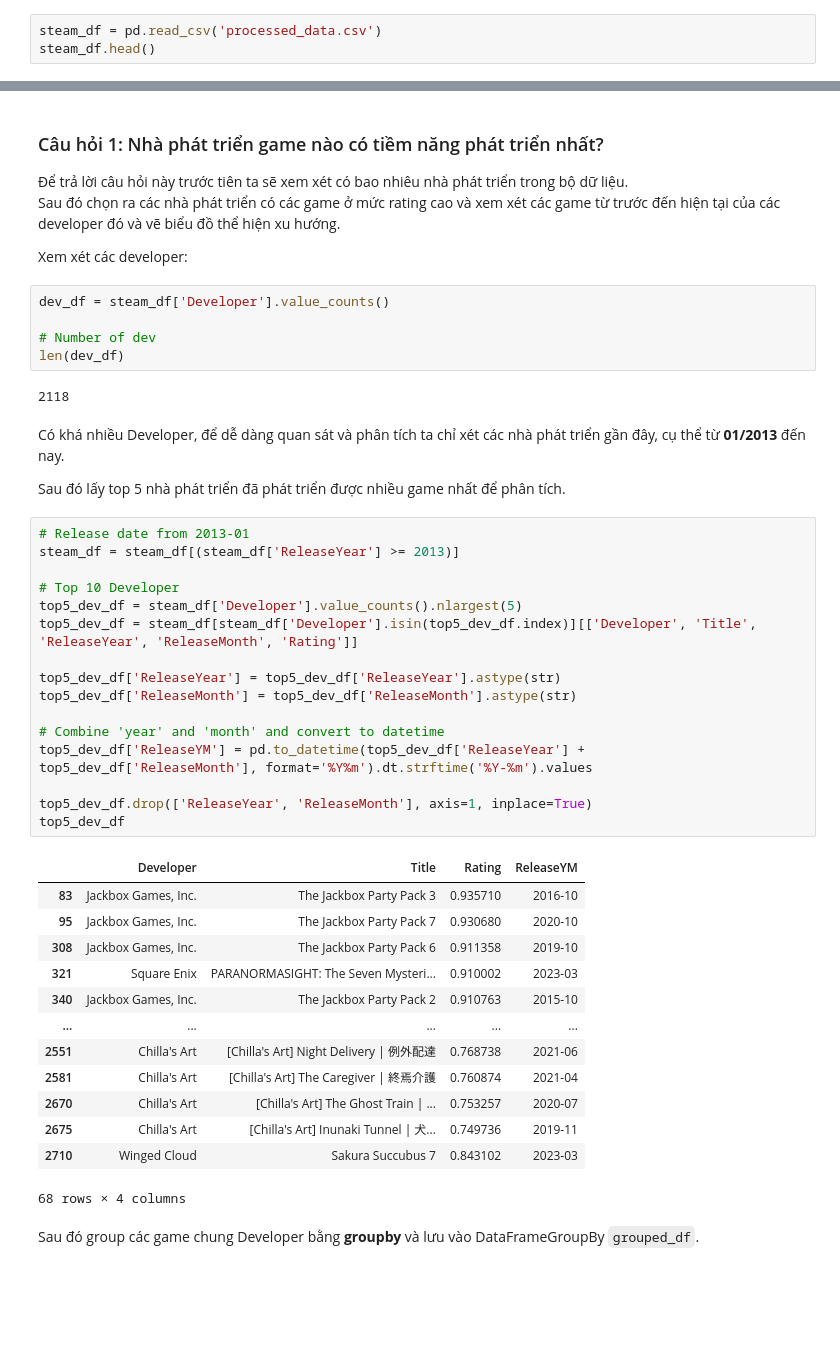
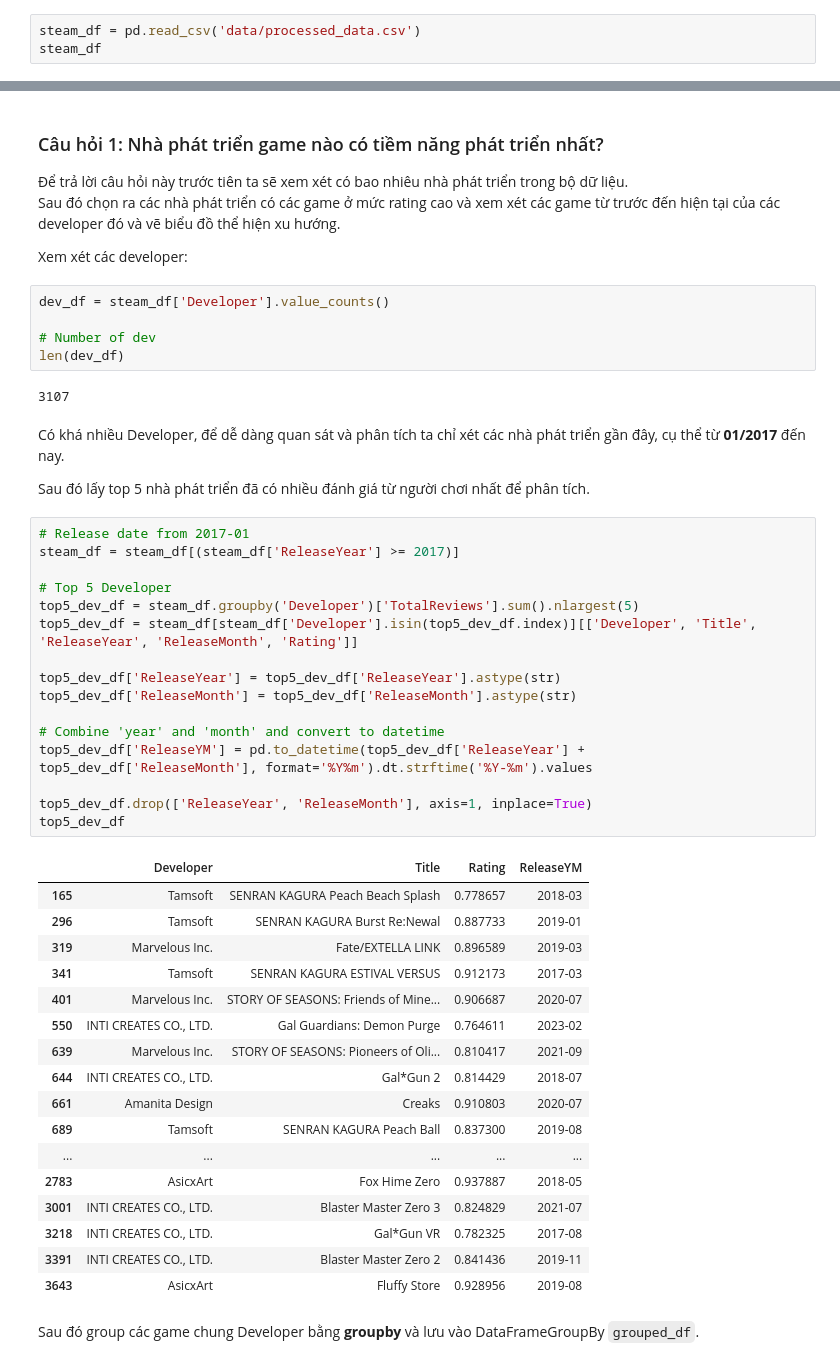
Before and after one commit to cheesepp/steam_game_ratings, a Jupyter notebook: EDA.ipynb, the cells around one changed output, grey strips where cells are left out. Saved outputs shown, nothing was run; the diff lists cells and outputs as text; blank space fills up the shorter version.

```diff
--- a/EDA.ipynb
+++ b/EDA.ipynb
@@ -11,6 +11,6 @@ import matplotlib.pyplot as plt
 # %% [markdown]
 ##### Load data
 # %%
-steam_df = pd.read_csv('processed_data.csv')
-steam_df.head()
+steam_df = pd.read_csv('data/processed_data.csv')
+steam_df
 # %% [output]
@@ -33,41 +39,45 @@ dev_df = steam_df['Developer'].value_counts()
 # Number of dev
 len(dev_df)
 # %% [output]
-2118
+3107
 # %% [markdown]
-Có khá nhiều Developer, để dễ dàng quan sát và phân tích ta chỉ xét các nhà phát triển gần đây, cụ thể từ **01/2013** đến nay.
+Có khá nhiều Developer, để dễ dàng quan sát và phân tích ta chỉ xét các nhà phát triển gần đây, cụ thể từ **01/2017** đến nay.
 
-Sau đó lấy top 5 nhà phát triển đã phát triển được nhiều game nhất để phân tích.
+Sau đó lấy top 5 nhà phát triển đã có nhiều đánh giá từ người chơi nhất để phân tích.
 # %%
-# Release date from 2013-01
-steam_df = steam_df[(steam_df['ReleaseYear'] >= 2013)]
+# Release date from 2017-01
+steam_df = steam_df[(steam_df['ReleaseYear'] >= 2017)]
 
-# Top 10 Developer
-top5_dev_df = steam_df['Developer'].value_counts().nlargest(5)
+# Top 5 Developer
+top5_dev_df = steam_df.groupby('Developer')['TotalReviews'].sum().nlargest(5)
 top5_dev_df = steam_df[steam_df['Developer'].isin(top5_dev_df.index)][['Developer', 'Title', 'ReleaseYear', 'ReleaseMonth', 'Rating']]
 
 top5_dev_df['ReleaseYear'] = top5_dev_df['ReleaseYear'].astype(str)
 top5_dev_df['ReleaseMonth'] = top5_dev_df['ReleaseMonth'].astype(str)
 
 # Combine 'year' and 'month' and convert to datetime
 top5_dev_df['ReleaseYM'] = pd.to_datetime(top5_dev_df['ReleaseYear'] + top5_dev_df['ReleaseMonth'], format='%Y%m').dt.strftime('%Y-%m').values
 
 top5_dev_df.drop(['ReleaseYear', 'ReleaseMonth'], axis=1, inplace=True)
 top5_dev_df
 # %% [output]
 |  | Developer | Title | Rating | ReleaseYM |
-| 83 | Jackbox Games, Inc. | The Jackbox Party Pack 3 | 0.935710 | 2016-10 |
-| 95 | Jackbox Games, Inc. | The Jackbox Party Pack 7 | 0.930680 | 2020-10 |
-| 308 | Jackbox Games, Inc. | The Jackbox Party Pack 6 | 0.911358 | 2019-10 |
-| 321 | Square Enix | PARANORMASIGHT: The Seven Mysteri... | 0.910002 | 2023-03 |
-| 340 | Jackbox Games, Inc. | The Jackbox Party Pack 2 | 0.910763 | 2015-10 |
+| 165 | Tamsoft | SENRAN KAGURA Peach Beach Splash | 0.778657 | 2018-03 |
+| 296 | Tamsoft | SENRAN KAGURA Burst Re:Newal | 0.887733 | 2019-01 |
+| 319 | Marvelous Inc. | Fate/EXTELLA LINK | 0.896589 | 2019-03 |
+| 341 | Tamsoft | SENRAN KAGURA ESTIVAL VERSUS | 0.912173 | 2017-03 |
+| 401 | Marvelous Inc. | STORY OF SEASONS: Friends of Mine... | 0.906687 | 2020-07 |
+| 550 | INTI CREATES CO., LTD. | Gal Guardians: Demon Purge | 0.764611 | 2023-02 |
+| 639 | Marvelous Inc. | STORY OF SEASONS: Pioneers of Oli... | 0.810417 | 2021-09 |
+| 644 | INTI CREATES CO., LTD. | Gal*Gun 2 | 0.814429 | 2018-07 |
+| 661 | Amanita Design | Creaks | 0.910803 | 2020-07 |
+| 689 | Tamsoft | SENRAN KAGURA Peach Ball | 0.837300 | 2019-08 |
 | ... | ... | ... | ... | ... |
-| 2551 | Chilla's Art | [Chilla's Art] Night Delivery | 例外配達 | 0.768738 | 2021-06 |
-| 2581 | Chilla's Art | [Chilla's Art] The Caregiver | 終焉介護 | 0.760874 | 2021-04 |
-| 2670 | Chilla's Art | [Chilla's Art] The Ghost Train | ... | 0.753257 | 2020-07 |
-| 2675 | Chilla's Art | [Chilla's Art] Inunaki Tunnel | 犬... | 0.749736 | 2019-11 |
-| 2710 | Winged Cloud | Sakura Succubus 7 | 0.843102 | 2023-03 |
+| 2783 | AsicxArt | Fox Hime Zero | 0.937887 | 2018-05 |
+| 3001 | INTI CREATES CO., LTD. | Blaster Master Zero 3 | 0.824829 | 2021-07 |
+| 3218 | INTI CREATES CO., LTD. | Gal*Gun VR | 0.782325 | 2017-08 |
+| 3391 | INTI CREATES CO., LTD. | Blaster Master Zero 2 | 0.841436 | 2019-11 |
+| 3643 | AsicxArt | Fluffy Store | 0.928956 | 2019-08 |
-68 rows × 4 columns
 # %% [markdown]
 Sau đó group các game chung Developer bằng **groupby** và lưu vào DataFrameGroupBy `grouped_df`.
 # %%
```
Also changed, not shown: parts of 5 cells of this notebook, 5 other files.
